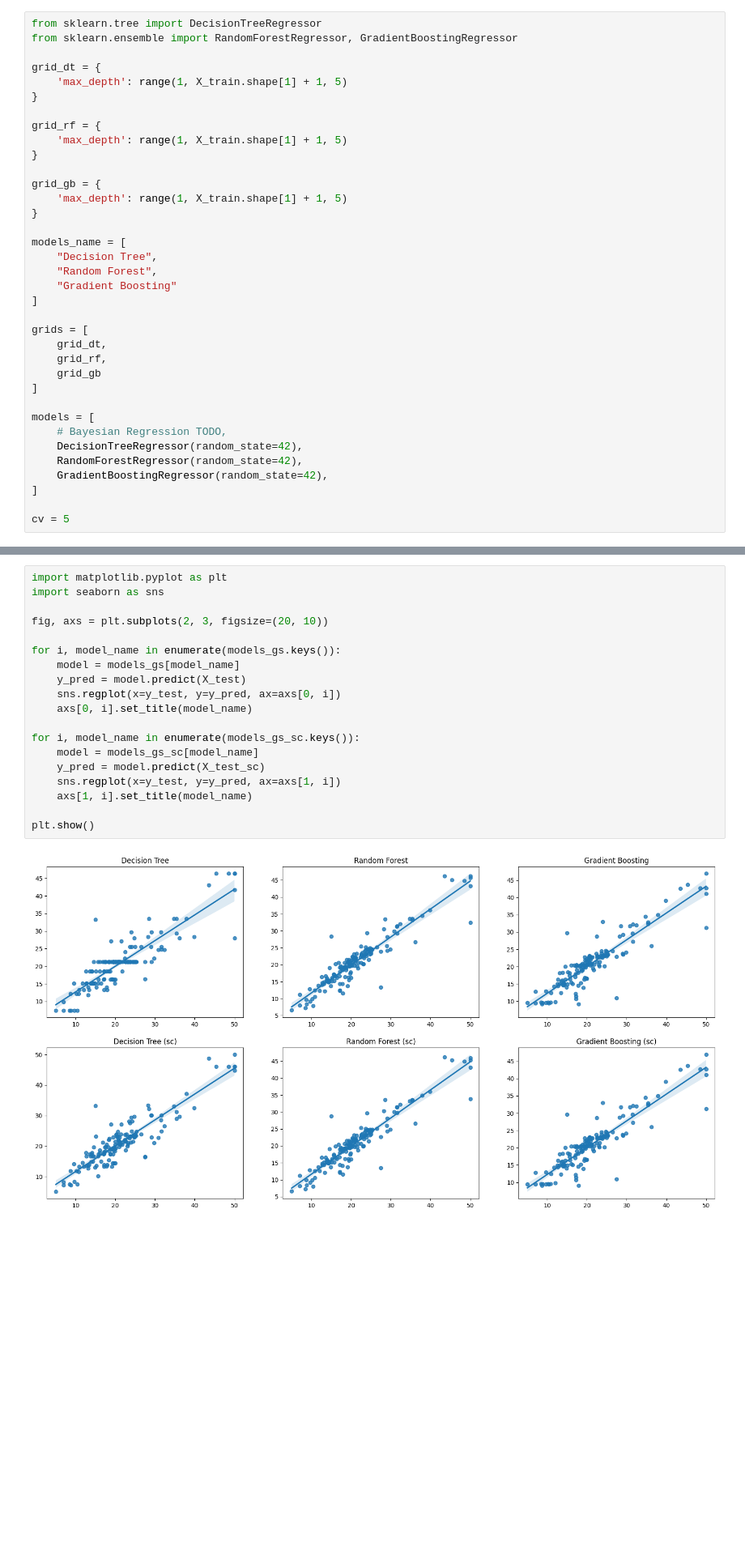
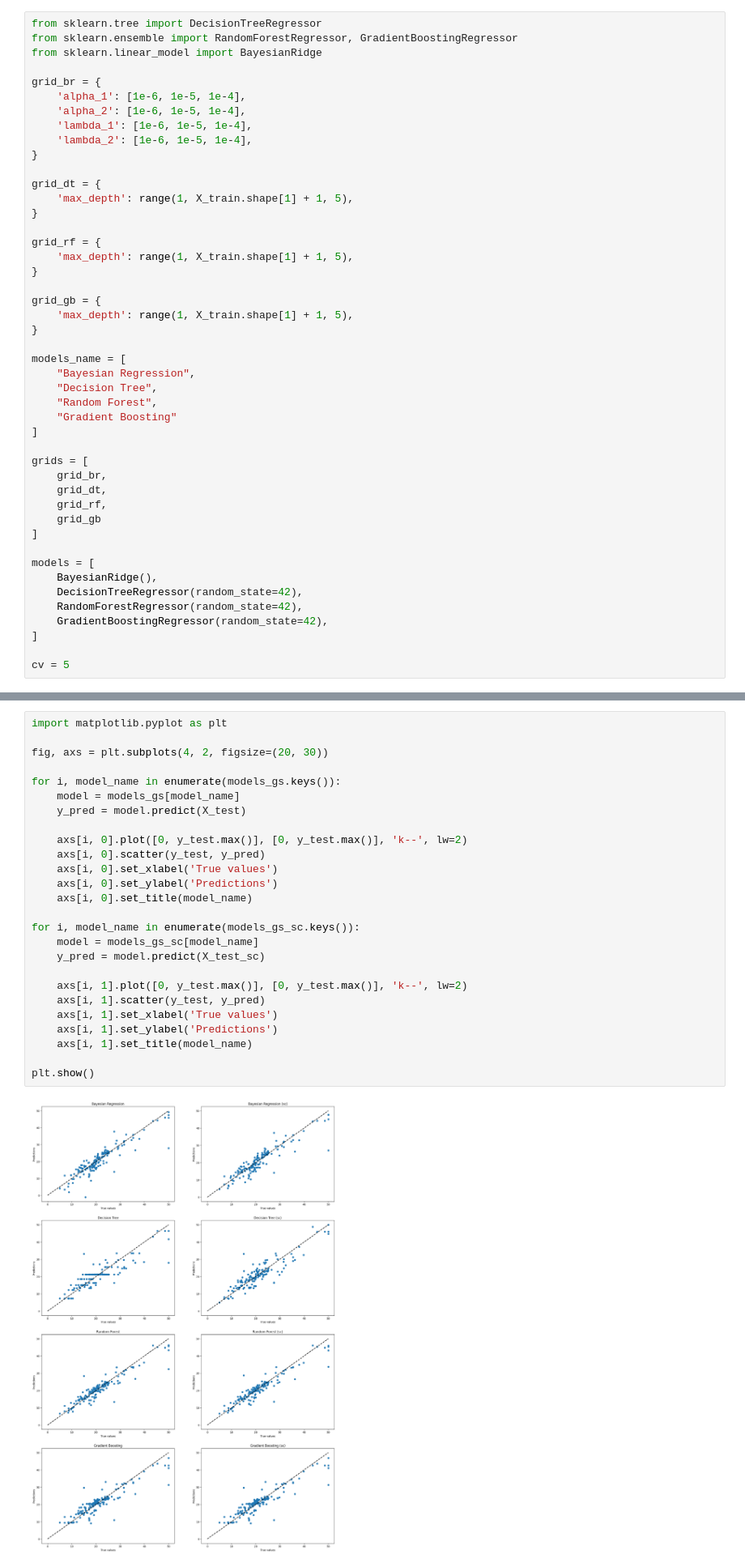
Before and after one commit to celienbonhomme/ml_partial2, a Jupyter notebook: src/exo1_housing.ipynb, the cells around one changed output, grey strips where cells are left out. Shown at 81% size. Cells and saved outputs as stored; diff of their text form; blank space fills up the shorter version.

Commit message:
feat: add pred/reel plot and bayesian regression

```diff
--- a/src/exo1_housing.ipynb
+++ b/src/exo1_housing.ipynb
@@ -23,33 +23,43 @@ X_test_sc = scaler.transform(X_test)
 # %%
 from sklearn.tree import DecisionTreeRegressor
 from sklearn.ensemble import RandomForestRegressor, GradientBoostingRegressor
+from sklearn.linear_model import BayesianRidge
+
+grid_br = {
+    'alpha_1': [1e-6, 1e-5, 1e-4],
+    'alpha_2': [1e-6, 1e-5, 1e-4],
+    'lambda_1': [1e-6, 1e-5, 1e-4],
+    'lambda_2': [1e-6, 1e-5, 1e-4],
+}
 
 grid_dt = {
-    'max_depth': range(1, X_train.shape[1] + 1, 5)
+    'max_depth': range(1, X_train.shape[1] + 1, 5),
 }
 
 grid_rf = {
-    'max_depth': range(1, X_train.shape[1] + 1, 5)
+    'max_depth': range(1, X_train.shape[1] + 1, 5),
 }
 
 grid_gb = {
-    'max_depth': range(1, X_train.shape[1] + 1, 5)
+    'max_depth': range(1, X_train.shape[1] + 1, 5),
 }
 
 models_name = [
+    "Bayesian Regression",
     "Decision Tree",
     "Random Forest",
     "Gradient Boosting"
 ]
 
 grids = [
+    grid_br,
     grid_dt,
     grid_rf,
     grid_gb
 ]
 
 models = [
-    # Bayesian Regression TODO,
+    BayesianRidge(),
     DecisionTreeRegressor(random_state=42),
     RandomForestRegressor(random_state=42),
     GradientBoostingRegressor(random_state=42),
@@ -123,21 +140,28 @@ Gradient Boosting (sc) 0.129228 3.754 0.811
 # %%
 import matplotlib.pyplot as plt
-import seaborn as sns
 
-fig, axs = plt.subplots(2, 3, figsize=(20, 10))
+fig, axs = plt.subplots(4, 2, figsize=(20, 30))
 
 for i, model_name in enumerate(models_gs.keys()):
     model = models_gs[model_name]
     y_pred = model.predict(X_test)
-    sns.regplot(x=y_test, y=y_pred, ax=axs[0, i])
-    axs[0, i].set_title(model_name)
+
+    axs[i, 0].plot([0, y_test.max()], [0, y_test.max()], 'k--', lw=2)
+    axs[i, 0].scatter(y_test, y_pred)
+    axs[i, 0].set_xlabel('True values')
+    axs[i, 0].set_ylabel('Predictions')
+    axs[i, 0].set_title(model_name)
 
 for i, model_name in enumerate(models_gs_sc.keys()):
     model = models_gs_sc[model_name]
     y_pred = model.predict(X_test_sc)
-    sns.regplot(x=y_test, y=y_pred, ax=axs[1, i])
-    axs[1, i].set_title(model_name)
+
+    axs[i, 1].plot([0, y_test.max()], [0, y_test.max()], 'k--', lw=2)
+    axs[i, 1].scatter(y_test, y_pred)
+    axs[i, 1].set_xlabel('True values')
+    axs[i, 1].set_ylabel('Predictions')
+    axs[i, 1].set_title(model_name)
 
 plt.show()
 # %% [output]
-[figure, old version]
+[figure, new version]
```
Also changed, not shown: parts of 4 cells of this notebook.
